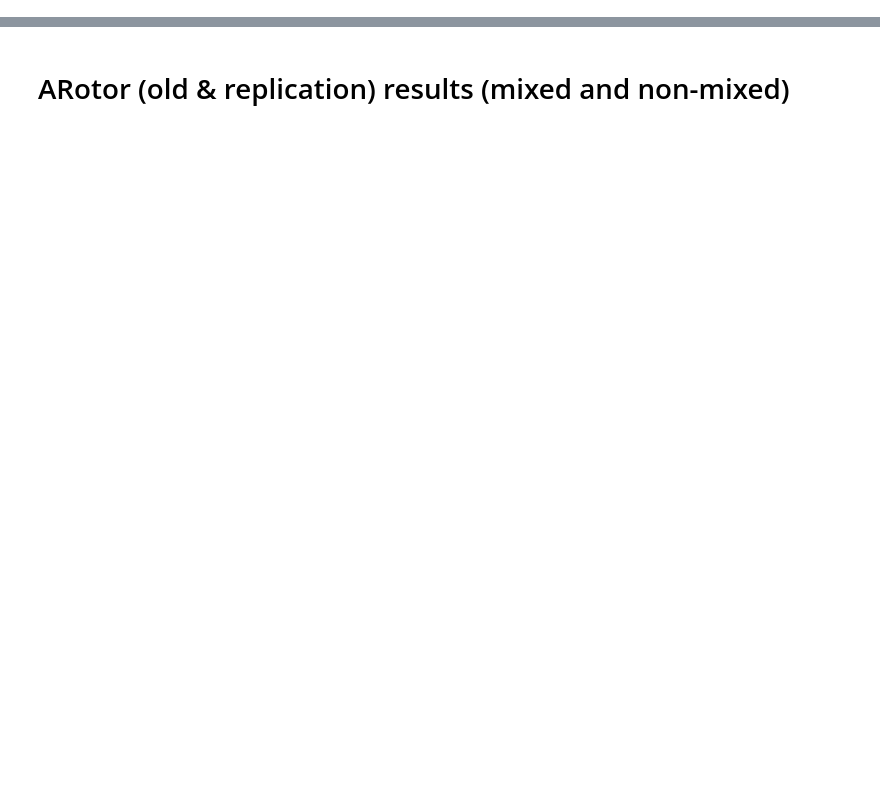
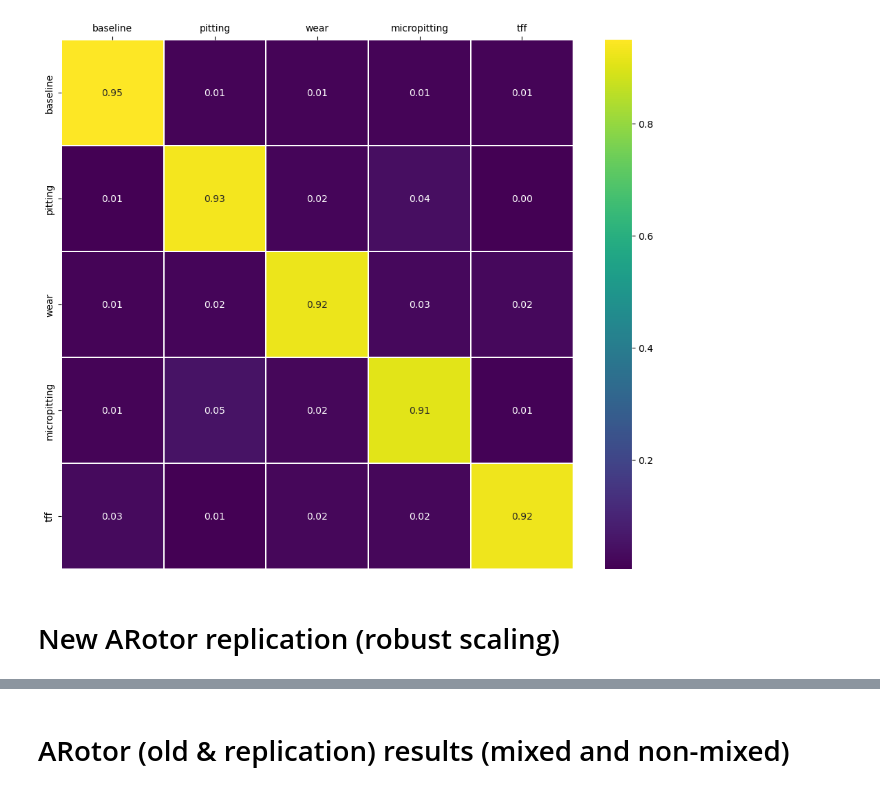
Before and after one commit to 4llu/rapid-deployment, a Jupyter notebook: reports/processed/arotor_replication_results.ipynb, the cells around one changed output, grey strips where cells are left out. Cells and saved outputs as stored; diff of their text form; code cells hidden in the pictures; blank space fills up the shorter version.

Commit message:
Robust scaling for ARotor, label smoothing for all

```diff
--- a/reports/processed/arotor_replication_results.ipynb
+++ b/reports/processed/arotor_replication_results.ipynb
@@ -0,0 +3,14 @@
+# %%
+data_folder = os.path.join(
+    os.path.abspath(""), os.pardir, os.pardir, "reports", "RAW", "result_generation"
+)
+
+all_results = []
+for i in range(96):
+    with open(
+        os.path.join(data_folder, "arotor_replication", f"results_for_config_{i}.pkl"),
+        "rb",
+    ) as f:
+        all_results.append(joblib.load(f))
+
+all_results[0]
@@ -0,0 +35,28 @@
+# %%
+categories = ["baseline", "pitting", "wear", "micropitting", "tff"]
+
+all_cfs = []
+for i in range(96):
+    cfs = np.array(all_results[i]["ensemble_cfs"])
+    all_cfs.append(cfs.mean(axis=0) / (cfs[0].sum() / 5))
+
+cf_agg = np.array(all_cfs).mean(axis=0)
+
+f, ax = plt.subplots(figsize=(12, 10))
+
+g = sns.heatmap(
+    cf_agg,
+    annot=True,
+    fmt=".2f",
+    linewidth=0.3,
+    xticklabels=categories,
+    yticklabels=categories,
+    cmap="viridis",
+)
+
+ax.xaxis.set_ticks_position("top")
+ax.xaxis.set_label_position("top")
+# %% [output]
+[figure, added]
+# %% [markdown]
+# New ARotor replication (robust scaling)
```
Also changed, not shown: parts of 24 cells of this notebook, 10 other files.
